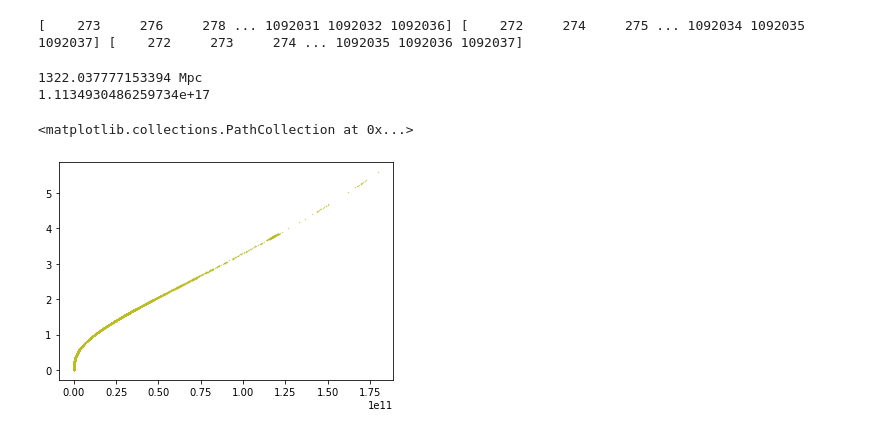
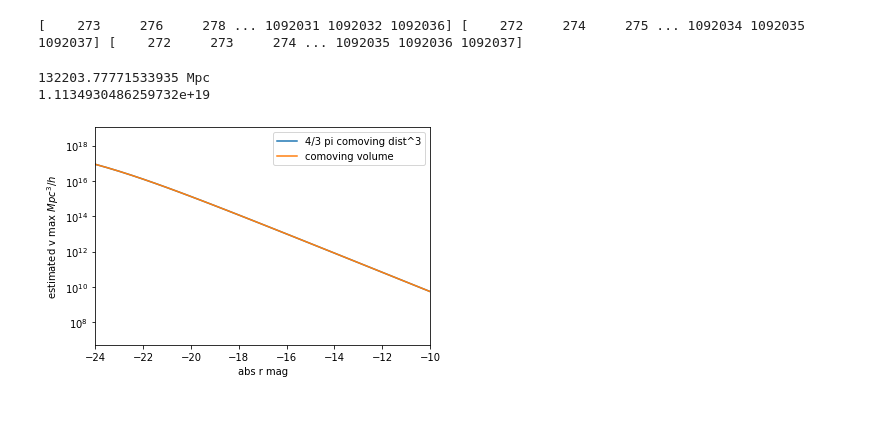
Before and after one commit to erdowning/project, a Jupyter notebook: fastphot.ipynb, the cells around one changed output. Drawn from its saved outputs; the diff is of its cells as text; code cells hidden in the pictures.

Commit message:
Adjustments to desi_plots - secure redshifts, exploration into John Moustakas' catalogue - fastphot

```diff
--- a/fastphot.ipynb
+++ b/fastphot.ipynb
@@ -79,22 +79,32 @@ print(bgs_bright_i, bgs_faint_i, bgs_i)
 # %% [output]
 [    273     276     278 ... 1092031 1092032 1092036] [    272     274     275 ... 1092034 1092035 1092037] [    272     273     274 ... 1092035 1092036 1092037]
 # %%
-"""def vmax(z):
-    return -5.2*np.log10(z)-23"""
-
-def vmax(z):
-    z = np.array(z)
-    return (cosmo.comoving_distance(z).to_value())**3
-
-#data2['VMAX_EST'] = vmax(data2['Z'])
-
-cosmo = FlatLambdaCDM(H0=100, Om0=0.3)
+cosmo = FlatLambdaCDM(H0=1, Om0=0.3)
 print(cosmo.comoving_distance(0.5)) # [Mpc/h]
 print(cosmo.lookback_time(0.5).to_value(U.s))
-plt.scatter(vmax(data2['Z']), data2['Z'], s=0.1, color='tab:olive')
+def zmax(m):
+    return 10**(-(m+23.4)/5.5)
+
+def zmax_poly(m):
+    return 0.00000000000002*m**(10)
+
+zmax_env = zmax(np.arange(-35,-5,0.5))
+#print(zmax_env)
+vol_env = 4/3*np.pi*cosmo.comoving_distance(zmax_env)**3
+#print(vol_env)
+data2['VMAX_EST'] = cosmo.comoving_volume(zmax(data1['ABSMAG_SDSS_R']))
+
+fig, ax = plt.subplots()
+ax.plot(np.arange(-35,-5,0.5), vol_env, label='4/3 pi comoving dist^3')
+ax.plot(np.arange(-35,-5,0.5), cosmo.comoving_volume(zmax_env), label='comoving volume')
+plt.ylabel('estimated v max $Mpc^{3}/h$')
+plt.xlabel('abs r mag')
+plt.xlim(-24,-10)
+ax.set_yscale('log')
+plt.legend()
+plt.show()
 # %% [output]
-1322.037777153394 Mpc
-1.1134930486259734e+17
+132203.77771533935 Mpc
+1.1134930486259732e+19
-<matplotlib.collections.PathCollection at 0x...>
-[figure, old version]
+[figure, new version]
 # %%
```
Also changed, not shown: parts of 5 cells of this notebook, 10 other files.
